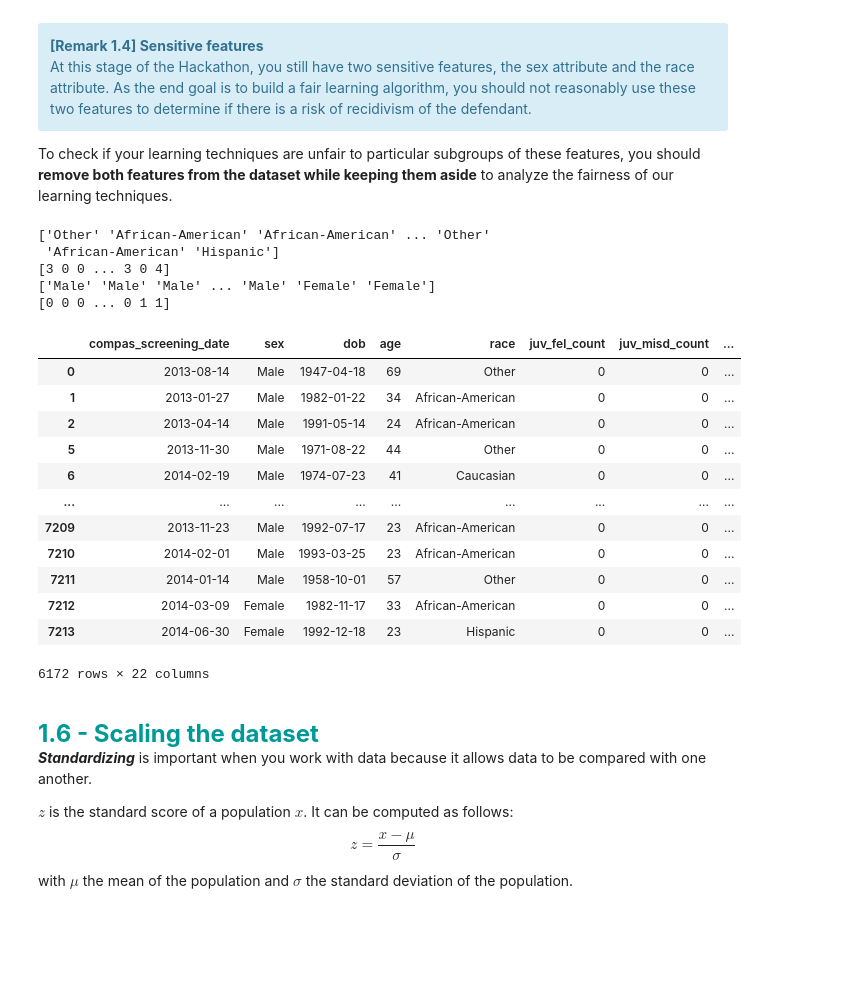
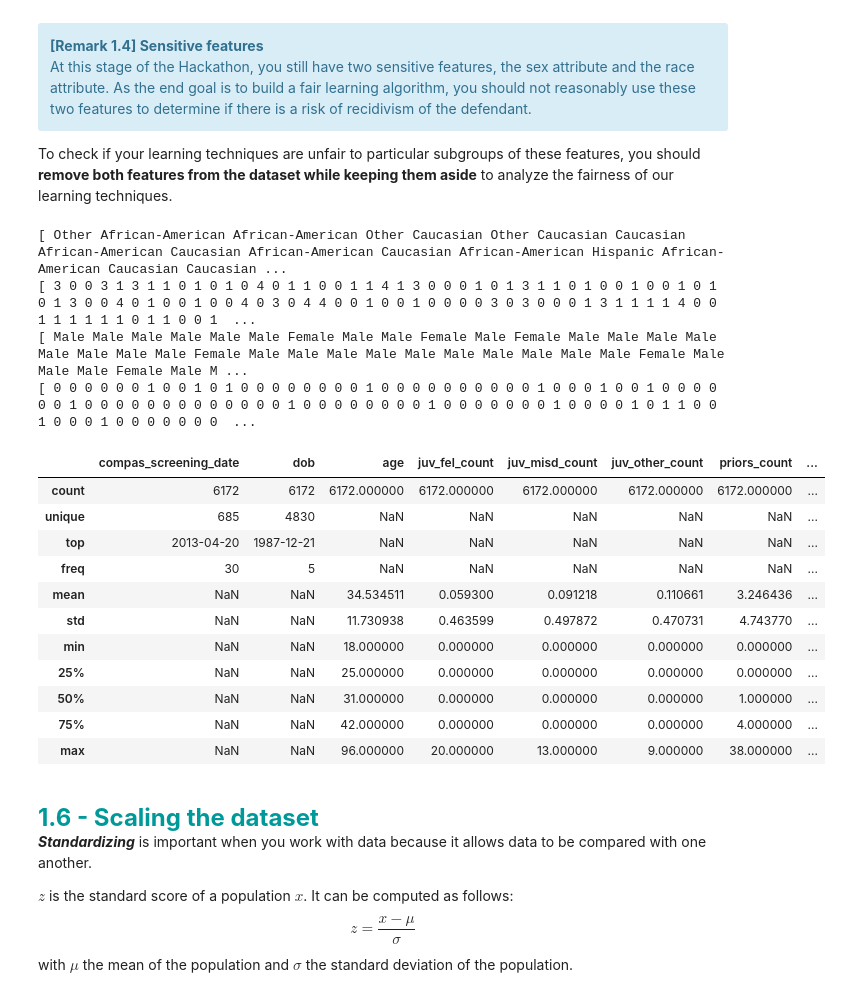
Before and after one commit to Potomolo/LEPL1109-CraHackaton, a Jupyter notebook: Hackaton_3/H3-Clustering-Student.ipynb, the cells around one changed output. Saved outputs shown, nothing was run; the diff lists cells and outputs as text; code cells hidden in the pictures; blank space fills up the shorter version.

```diff
--- a/Hackaton_3/H3-Clustering-Student.ipynb
+++ b/Hackaton_3/H3-Clustering-Student.ipynb
@@ -580,56 +580,63 @@ To check if your learning techniques are unfair to particular subgroups of these
 # %%
 """
 CELL N°1.5 : SENSITIVE FEATURES
 
 @pre:  A pandas.DataFrame `df` containing the dataset with sensitive features
 @post: A pandas.DataFrame `df` containing the dataset without sensitive features and separate numpy arrays for each sensitive feature
 as well as the true label array `y`.
 """
 
 # Use the dictionaries below to encode numerically the sensitive features.
 race = df["race"].to_numpy()
-print(race)
+print("[",*list(race),"]")
 race_map = {
     "African-American": 0,
     "Caucasian": 1,
     "Asian": 2,
     "Other": 3,
     "Hispanic": 4,
     "Native American": 5,
 }
 race_mapped = np.array([race_map[i] for i in race]) #TP : Replacing every race by its numerical mapping
-print(race_mapped)
+print("[",*list(race_mapped),"]")
+df = df.drop(columns=["race"])
 
 sex = df["sex"].to_numpy()
-print(sex)
+print("[",*list(sex),"]")
 sex_map = {"Male": 0, "Female": 1}
 sex_mapped = np.array([sex_map[i] for i in sex])  #TP : Replacing every sex by its numerical mapping
-print(sex_mapped)
-
+print("[",*list(sex_mapped),"]")
+df = df.drop(columns=["sex"])
 
 # As you approach the last step of the preprocessing, you should also store the target variable and remove it from the dataframe.
 # It is good practice to remove it just before the scaling so that its dimension corresponds to the number of data points in `df`.
 y = df["two_year_recid"].astype(float).values
-df.drop(columns=["two_year_recid"])
+df = df.drop(columns=["two_year_recid"])
+
+
+# Get dummied variables
+df = pd.get_dummies(df,prefix='toa', columns=['type_of_assessment'], drop_first=True, dtype=int) # This variable is actually constant, and will be fully dropped
+df = pd.get_dummies(df, prefix='ccd', columns=['c_charge_degree'], drop_first=True, dtype=int)   # M = 1 or F = 0
+df = pd.get_dummies(df, prefix='vtoa', columns=['v_type_of_assessment'], drop_first=True, dtype=int)  # Similarly, this variable is actually constant and will be dropped in the process
+
+df.describe(include="all")
 # %% [output]
-['Other' 'African-American' 'African-American' ... 'Other'
- 'African-American' 'Hispanic']
-[3 0 0 ... 3 0 4]
-['Male' 'Male' 'Male' ... 'Male' 'Female' 'Female']
-[0 0 0 ... 0 1 1]
+[ Other African-American African-American Other Caucasian Other Caucasian Caucasian African-American Caucasian African-American Caucasian African-American Hispanic African-American Caucasian Caucasian ...
+[ 3 0 0 3 1 3 1 1 0 1 0 1 0 4 0 1 1 0 0 1 1 4 1 3 0 0 0 1 0 1 3 1 1 0 1 0 0 1 0 0 1 0 1 0 1 3 0 0 4 0 1 0 0 1 0 0 4 0 3 0 4 4 0 0 1 0 0 1 0 0 0 0 3 0 3 0 0 0 1 3 1 1 1 1 4 0 0 1 1 1 1 1 1 0 1 1 0 0 1  ...
+[ Male Male Male Male Male Male Female Male Male Female Male Female Male Male Male Male Male Male Male Male Female Male Male Male Male Male Male Male Male Male Male Female Male Male Male Female Male M ...
+[ 0 0 0 0 0 0 1 0 0 1 0 1 0 0 0 0 0 0 0 0 1 0 0 0 0 0 0 0 0 0 0 1 0 0 0 1 0 0 1 0 0 0 0 0 0 1 0 0 0 0 0 0 0 0 0 0 0 0 0 1 0 0 0 0 0 0 0 0 1 0 0 0 0 0 0 0 1 0 0 0 0 1 0 1 1 0 0 1 0 0 0 1 0 0 0 0 0 0 0  ...
-|  | compas_screening_date | sex | dob | age | race | juv_fel_count | juv_misd_count | ... |
-| 0 | 2013-08-14 | Male | 1947-04-18 | 69 | Other | 0 | 0 | ... |
-| 1 | 2013-01-27 | Male | 1982-01-22 | 34 | African-American | 0 | 0 | ... |
-| 2 | 2013-04-14 | Male | 1991-05-14 | 24 | African-American | 0 | 0 | ... |
-| 5 | 2013-11-30 | Male | 1971-08-22 | 44 | Other | 0 | 0 | ... |
-| 6 | 2014-02-19 | Male | 1974-07-23 | 41 | Caucasian | 0 | 0 | ... |
-| ... | ... | ... | ... | ... | ... | ... | ... | ... |
-| 7209 | 2013-11-23 | Male | 1992-07-17 | 23 | African-American | 0 | 0 | ... |
-| 7210 | 2014-02-01 | Male | 1993-03-25 | 23 | African-American | 0 | 0 | ... |
-| 7211 | 2014-01-14 | Male | 1958-10-01 | 57 | Other | 0 | 0 | ... |
-| 7212 | 2014-03-09 | Female | 1982-11-17 | 33 | African-American | 0 | 0 | ... |
-| 7213 | 2014-06-30 | Female | 1992-12-18 | 23 | Hispanic | 0 | 0 | ... |
+|  | compas_screening_date | dob | age | juv_fel_count | juv_misd_count | juv_other_count | priors_count | ... |
+| count | 6172 | 6172 | 6172.000000 | 6172.000000 | 6172.000000 | 6172.000000 | 6172.000000 | ... |
+| unique | 685 | 4830 | NaN | NaN | NaN | NaN | NaN | ... |
+| top | 2013-04-20 | 1987-12-21 | NaN | NaN | NaN | NaN | NaN | ... |
+| freq | 30 | 5 | NaN | NaN | NaN | NaN | NaN | ... |
+| mean | NaN | NaN | 34.534511 | 0.059300 | 0.091218 | 0.110661 | 3.246436 | ... |
+| std | NaN | NaN | 11.730938 | 0.463599 | 0.497872 | 0.470731 | 4.743770 | ... |
+| min | NaN | NaN | 18.000000 | 0.000000 | 0.000000 | 0.000000 | 0.000000 | ... |
+| 25% | NaN | NaN | 25.000000 | 0.000000 | 0.000000 | 0.000000 | 0.000000 | ... |
+| 50% | NaN | NaN | 31.000000 | 0.000000 | 0.000000 | 0.000000 | 1.000000 | ... |
+| 75% | NaN | NaN | 42.000000 | 0.000000 | 0.000000 | 0.000000 | 4.000000 | ... |
+| max | NaN | NaN | 96.000000 | 20.000000 | 13.000000 | 9.000000 | 38.000000 | ... |
-6172 rows × 22 columns
 # %% [markdown]
 <br>
 <font size=5 color=#009999> <b>1.6 - Scaling the dataset</b> <br>
```
Also changed, not shown: parts of 2 cells of this notebook.
